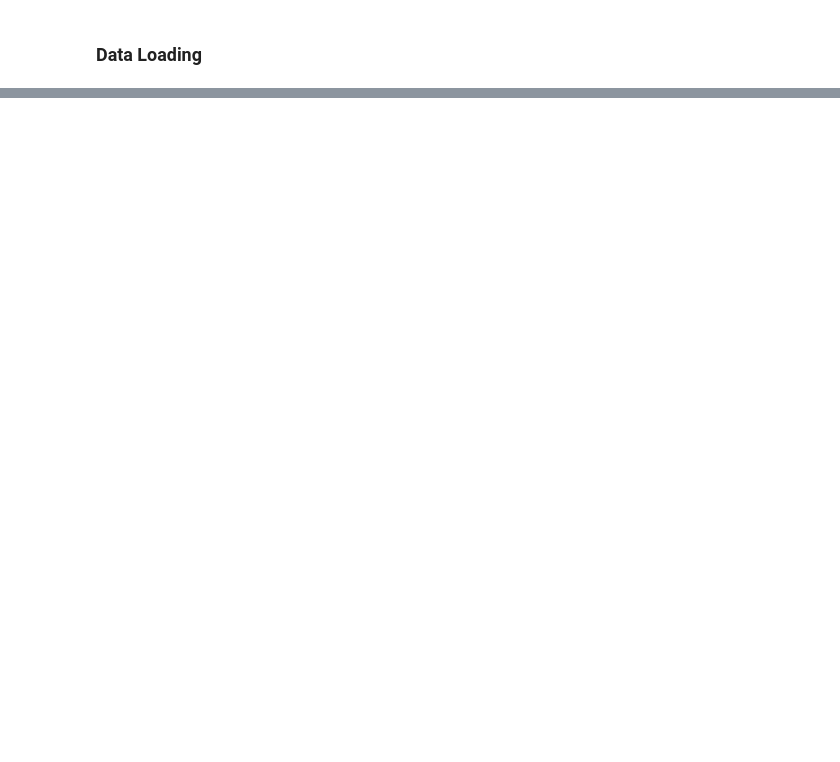
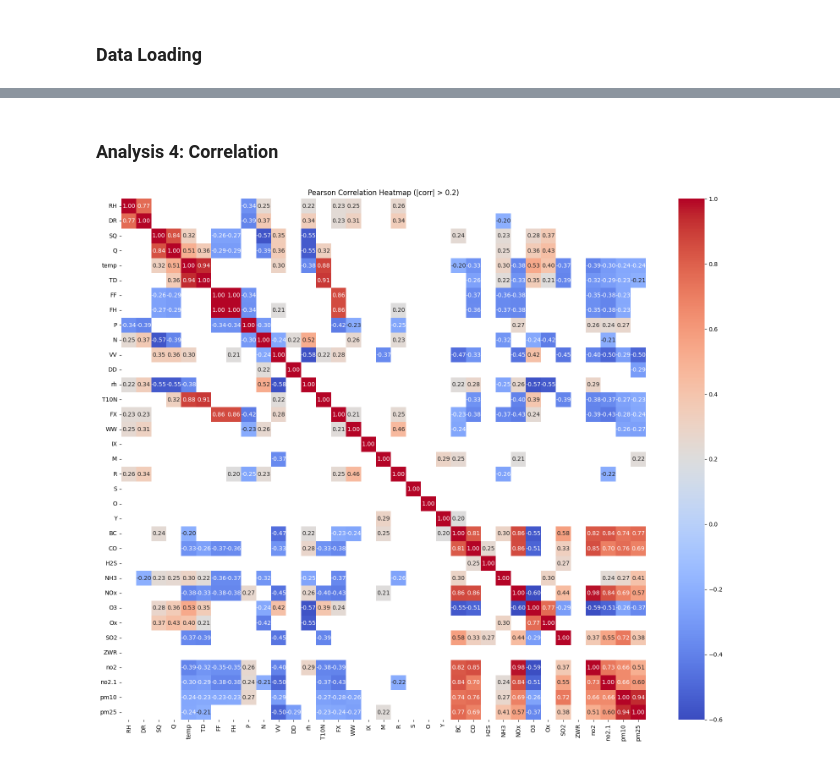
Before and after one commit to Majacodre/Extreme-precipitation, a Jupyter notebook: Exploratory Data Analysis.ipynb, the cells around one changed output, grey strips where cells are left out. Cells and saved outputs as stored; diff of their text form; code cells hidden in the pictures; blank space fills up the shorter version.

```diff
--- a/Exploratory Data Analysis.ipynb
+++ b/Exploratory Data Analysis.ipynb
@@ -398,0 +295,19 @@ plt.show()
+# %% [markdown]
+### Analysis 4: Correlation
+# %%
+# Pearson correlation
+columns = ['RH', 'DR', 'SQ', 'Q', 'temp', 'TD', 'FF', 'FH', 'P', 'N', 'VV',
+       'DD', 'rh', 'T10N', 'FX', 'WW', 'IX', 'M', 'R', 'S', 'O', 'Y','BC', 'CO', 'H2S', 'NH3', 'NOx', 'O3', 'Ox', 'SO2',
+       'ZWR', 'no2', 'no2.1', 'pm10', 'pm25']
+corr = data[columns].corr()
+
+# Mask weak correlations
+mask = (abs(corr) < 0.2)
+corr_masked = corr.mask(mask)
+
+plt.figure(figsize=(20,16))
+sns.heatmap(corr_masked, annot=True, fmt=".2f", cmap='coolwarm', cbar=True)
+plt.title("Pearson Correlation Heatmap (|corr| > 0.2)")
+plt.show()
+# %% [output]
+[figure, added]
```
Also changed, not shown: parts of 47 cells of this notebook, 7 other files.
